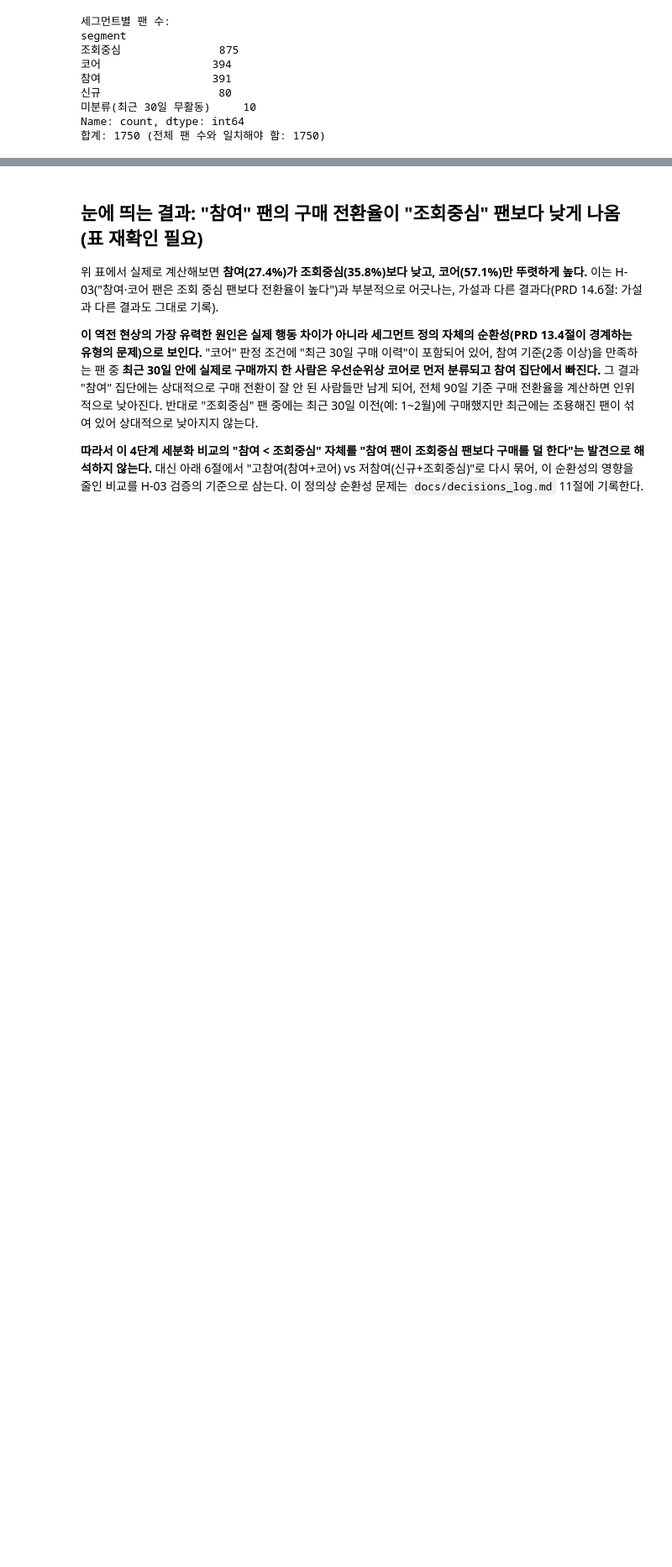
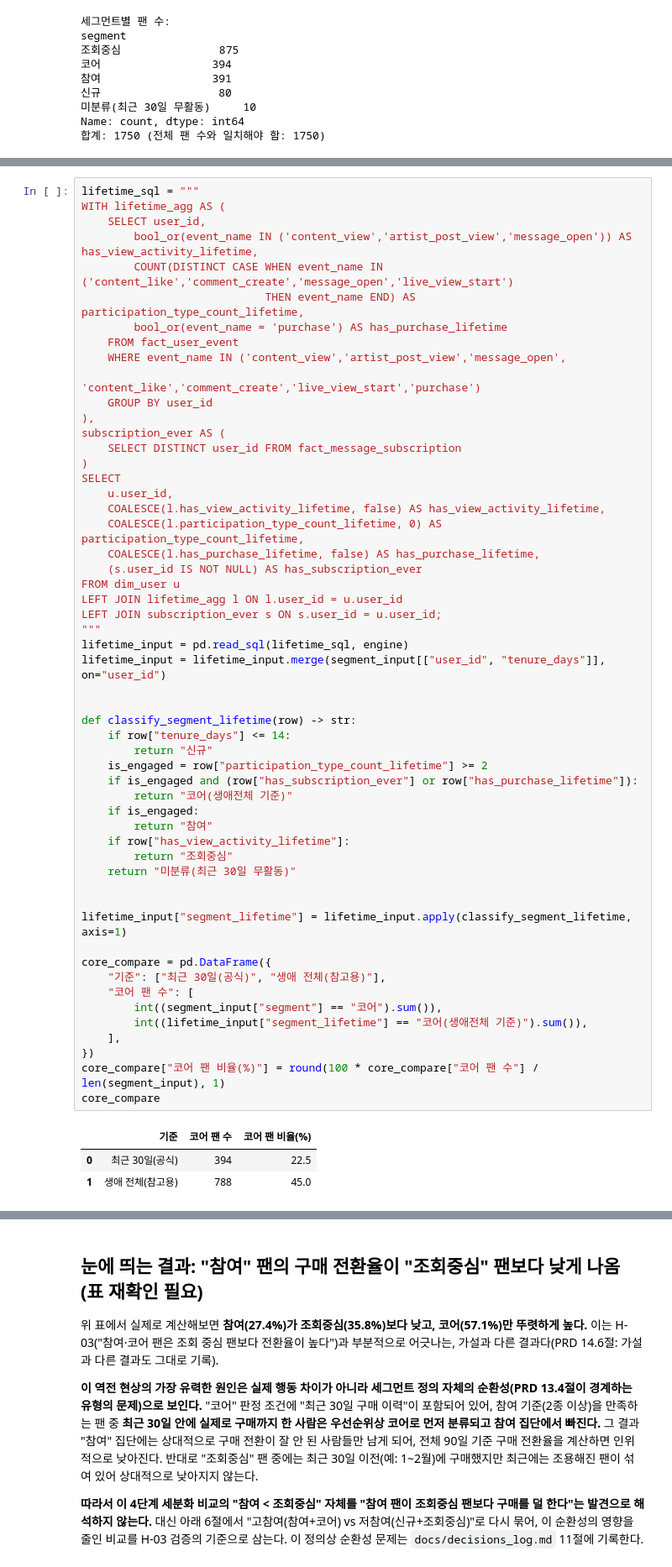
Before and after one commit to wjs0951467-wq/fanlog-user-behavior-analytics, a Jupyter notebook: notebooks/03_commerce_funnel.ipynb, the cells around one changed output, grey strips where cells are left out. Shown at 84% size. Saved outputs shown, nothing was run; the diff lists cells and outputs as text; blank space fills up the shorter version.

```diff
--- a/notebooks/03_commerce_funnel.ipynb
+++ b/notebooks/03_commerce_funnel.ipynb
@@ -344,0 +349,58 @@ Name: count, dtype: int64
+# %%
+lifetime_sql = """
+WITH lifetime_agg AS (
+    SELECT user_id,
+        bool_or(event_name IN ('content_view','artist_post_view','message_open')) AS has_view_activity_lifetime,
+        COUNT(DISTINCT CASE WHEN event_name IN ('content_like','comment_create','message_open','live_view_start')
+                            THEN event_name END) AS participation_type_count_lifetime,
+        bool_or(event_name = 'purchase') AS has_purchase_lifetime
+    FROM fact_user_event
+    WHERE event_name IN ('content_view','artist_post_view','message_open',
+                          'content_like','comment_create','live_view_start','purchase')
+    GROUP BY user_id
+),
+subscription_ever AS (
+    SELECT DISTINCT user_id FROM fact_message_subscription
+)
+SELECT
+    u.user_id,
+    COALESCE(l.has_view_activity_lifetime, false) AS has_view_activity_lifetime,
+    COALESCE(l.participation_type_count_lifetime, 0) AS participation_type_count_lifetime,
+    COALESCE(l.has_purchase_lifetime, false) AS has_purchase_lifetime,
+    (s.user_id IS NOT NULL) AS has_subscription_ever
+FROM dim_user u
+LEFT JOIN lifetime_agg l ON l.user_id = u.user_id
+LEFT JOIN subscription_ever s ON s.user_id = u.user_id;
+"""
+lifetime_input = pd.read_sql(lifetime_sql, engine)
+lifetime_input = lifetime_input.merge(segment_input[["user_id", "tenure_days"]], on="user_id")
+
+
+def classify_segment_lifetime(row) -> str:
+    if row["tenure_days"] <= 14:
+        return "신규"
+    is_engaged = row["participation_type_count_lifetime"] >= 2
+    if is_engaged and (row["has_subscription_ever"] or row["has_purchase_lifetime"]):
+        return "코어(생애전체 기준)"
+    if is_engaged:
+        return "참여"
+    if row["has_view_activity_lifetime"]:
+        return "조회중심"
+    return "미분류(최근 30일 무활동)"
+
+
+lifetime_input["segment_lifetime"] = lifetime_input.apply(classify_segment_lifetime, axis=1)
+
+core_compare = pd.DataFrame({
+    "기준": ["최근 30일(공식)", "생애 전체(참고용)"],
+    "코어 팬 수": [
+        int((segment_input["segment"] == "코어").sum()),
+        int((lifetime_input["segment_lifetime"] == "코어(생애전체 기준)").sum()),
+    ],
+})
+core_compare["코어 팬 비율(%)"] = round(100 * core_compare["코어 팬 수"] / len(segment_input), 1)
+core_compare
+# %% [output]
+|  | 기준 | 코어 팬 수 | 코어 팬 비율(%) |
+| 0 | 최근 30일(공식) | 394 | 22.5 |
+| 1 | 생애 전체(참고용) | 788 | 45.0 |
```
Also changed, not shown: parts of 10 cells of this notebook, 1 other file.
